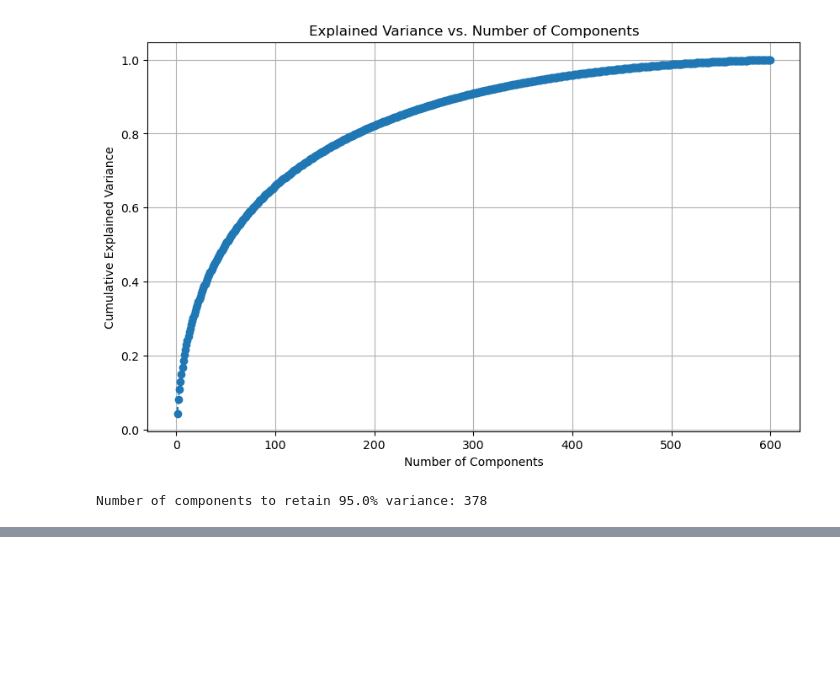
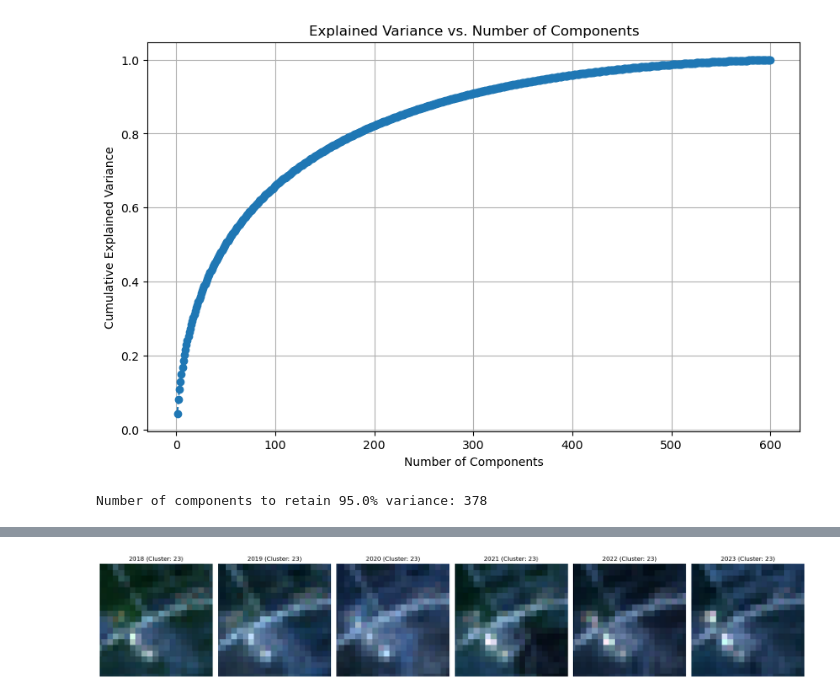
Before and after one commit to JuanesLamilla/TemporalClusterNet, a Jupyter notebook: load_and_save.ipynb, the cells around one changed output, grey strips where cells are left out. Cells and saved outputs as stored; diff of their text form; code cells hidden in the pictures; blank space fills up the shorter version.

```diff
--- a/load_and_save.ipynb
+++ b/load_and_save.ipynb
@@ -290,0 +327,4 @@ IndexError: single positional indexer is out-of-bounds
+# %%
+tegu_200_TESTING.show_clip_by_year([2018, 2019, 2020, 2021, 2022, 2023], 70, model=resnet)
+# %% [output]
+[figure, added]
```
Also changed, not shown: parts of 21 cells of this notebook, 1 other file.
